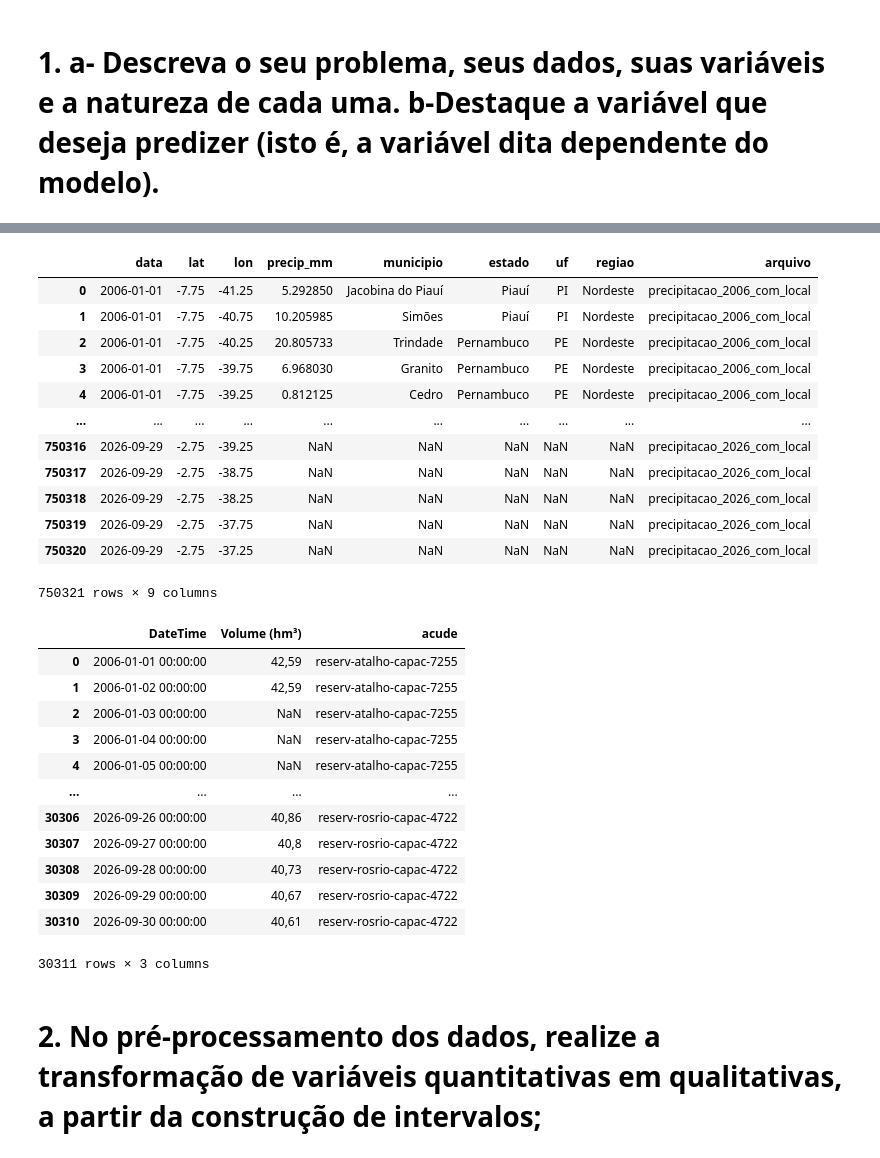
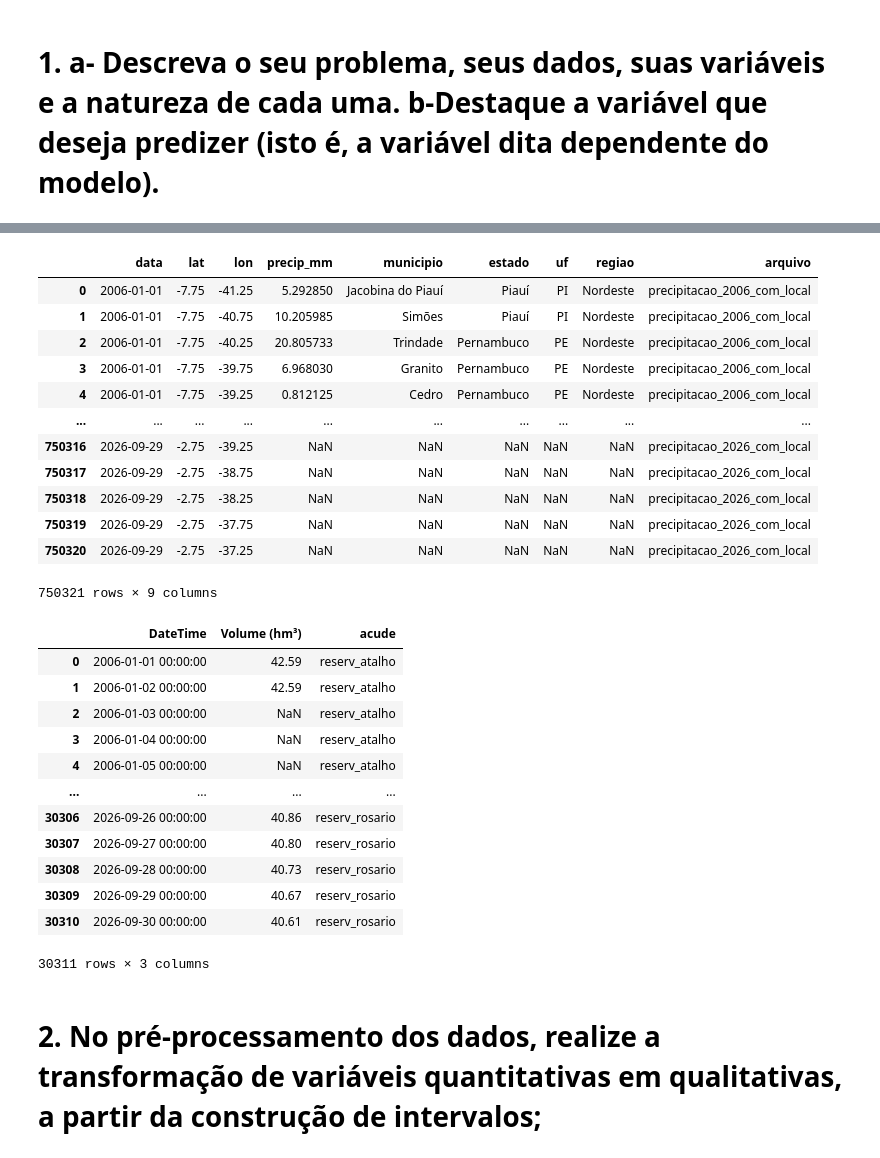
Before and after one commit to printfSideaux/PRCP_RDA_ANALISIS, a Jupyter notebook: notebooks/RedesBayesianas.ipynb, the cells around one changed output, grey strips where cells are left out. Cells and saved outputs as stored; diff of their text form; code cells hidden in the pictures.

```diff
--- a/notebooks/RedesBayesianas.ipynb
+++ b/notebooks/RedesBayesianas.ipynb
@@ -43,46 +43,46 @@ def ler_pasta(pasta, sep=";", **kwargs):
         if arquivo.endswith(".csv"):
             caminho = os.path.join(pasta, arquivo)
             df = pd.read_csv(caminho, sep=sep, **kwargs)
             df["arquivo"] = os.path.splitext(arquivo)[0]   # nome sem ".csv"
             lista.append(df)
     return lista
 
-lista_dfs_precip = ler_pasta(pasta_1)
-lista_dfs_acude = ler_pasta(pasta_2)  # ajuda com "Volume (hm³)"
+lista_dfs_precip = ler_pasta(pasta_1, sep=";", decimal=".")
+lista_dfs_acude = ler_pasta(pasta_2, sep=";", decimal=",")  # ajuda com "Volume (hm³)"
 
 df_1 = pd.concat(lista_dfs_precip, ignore_index=True)
 
 df_2 = pd.concat(lista_dfs_acude, ignore_index=True)
 df_2 = df_2.rename(columns={"arquivo": "acude"})
 
 display(df_1)
 display(df_2)
 # %% [output]
 |  | data | lat | lon | precip_mm | municipio | estado | uf | regiao | arquivo |
 | 0 | 2006-01-01 | -7.75 | -41.25 | 5.292850 | Jacobina do Piauí | Piauí | PI | Nordeste | precipitacao_2006_com_local |
 | 1 | 2006-01-01 | -7.75 | -40.75 | 10.205985 | Simões | Piauí | PI | Nordeste | precipitacao_2006_com_local |
 | 2 | 2006-01-01 | -7.75 | -40.25 | 20.805733 | Trindade | Pernambuco | PE | Nordeste | precipitacao_2006_com_local |
 | 3 | 2006-01-01 | -7.75 | -39.75 | 6.968030 | Granito | Pernambuco | PE | Nordeste | precipitacao_2006_com_local |
 | 4 | 2006-01-01 | -7.75 | -39.25 | 0.812125 | Cedro | Pernambuco | PE | Nordeste | precipitacao_2006_com_local |
 | ... | ... | ... | ... | ... | ... | ... | ... | ... | ... |
 | 750316 | 2026-09-29 | -2.75 | -39.25 | NaN | NaN | NaN | NaN | NaN | precipitacao_2026_com_local |
 | 750317 | 2026-09-29 | -2.75 | -38.75 | NaN | NaN | NaN | NaN | NaN | precipitacao_2026_com_local |
 | 750318 | 2026-09-29 | -2.75 | -38.25 | NaN | NaN | NaN | NaN | NaN | precipitacao_2026_com_local |
 | 750319 | 2026-09-29 | -2.75 | -37.75 | NaN | NaN | NaN | NaN | NaN | precipitacao_2026_com_local |
 | 750320 | 2026-09-29 | -2.75 | -37.25 | NaN | NaN | NaN | NaN | NaN | precipitacao_2026_com_local |
 750321 rows × 9 columns
 |  | DateTime | Volume (hm³) | acude |
-| 0 | 2006-01-01 00:00:00 | 42,59 | reserv-atalho-capac-7255 |
-| 1 | 2006-01-02 00:00:00 | 42,59 | reserv-atalho-capac-7255 |
-| 2 | 2006-01-03 00:00:00 | NaN | reserv-atalho-capac-7255 |
-| 3 | 2006-01-04 00:00:00 | NaN | reserv-atalho-capac-7255 |
-| 4 | 2006-01-05 00:00:00 | NaN | reserv-atalho-capac-7255 |
+| 0 | 2006-01-01 00:00:00 | 42.59 | reserv_atalho |
+| 1 | 2006-01-02 00:00:00 | 42.59 | reserv_atalho |
+| 2 | 2006-01-03 00:00:00 | NaN | reserv_atalho |
+| 3 | 2006-01-04 00:00:00 | NaN | reserv_atalho |
+| 4 | 2006-01-05 00:00:00 | NaN | reserv_atalho |
 | ... | ... | ... | ... |
-| 30306 | 2026-09-26 00:00:00 | 40,86 | reserv-rosrio-capac-4722 |
-| 30307 | 2026-09-27 00:00:00 | 40,8 | reserv-rosrio-capac-4722 |
-| 30308 | 2026-09-28 00:00:00 | 40,73 | reserv-rosrio-capac-4722 |
-| 30309 | 2026-09-29 00:00:00 | 40,67 | reserv-rosrio-capac-4722 |
-| 30310 | 2026-09-30 00:00:00 | 40,61 | reserv-rosrio-capac-4722 |
+| 30306 | 2026-09-26 00:00:00 | 40.86 | reserv_rosario |
+| 30307 | 2026-09-27 00:00:00 | 40.80 | reserv_rosario |
+| 30308 | 2026-09-28 00:00:00 | 40.73 | reserv_rosario |
+| 30309 | 2026-09-29 00:00:00 | 40.67 | reserv_rosario |
+| 30310 | 2026-09-30 00:00:00 | 40.61 | reserv_rosario |
 30311 rows × 3 columns
 # %% [markdown]
 # 2. No pré-processamento dos dados, realize a transformação de variáveis quantitativas em qualitativas, a partir da construção de intervalos;
```
Also changed, not shown: parts of 11 cells of this notebook.
